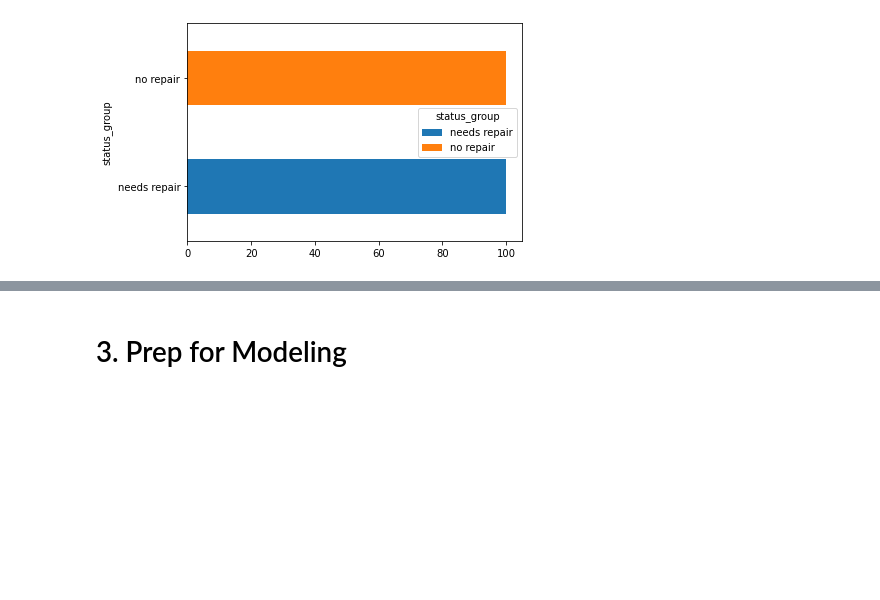
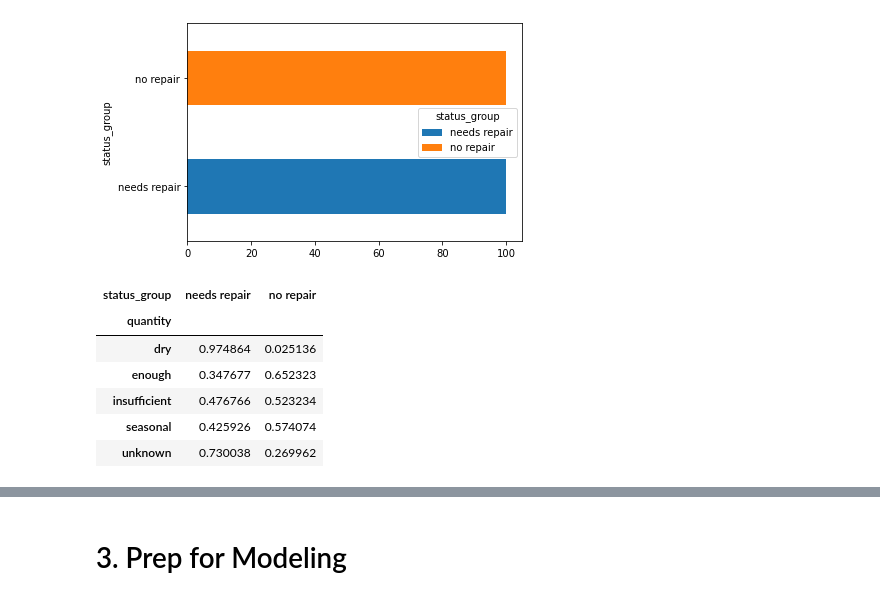
Before and after one commit to saifword/Tanz_well_predict, a Jupyter notebook: tanz_well.ipynb, the cells around one changed output, grey strips where cells are left out. Cells and saved outputs as stored; diff of their text form; code cells hidden in the pictures; blank space fills up the shorter version.

```diff
--- a/tanz_well.ipynb
+++ b/tanz_well.ipynb
@@ -505,3 +505,13 @@ for column in df_ne:
 [figure]
 [figure]
 [figure]
+# %%
+rep_q = df.groupby('quantity')['status_group'].value_counts(normalize=True).unstack()
+# %% [output]
+| status_group | needs repair | no repair |
+| quantity |  |  |
+| dry | 0.974864 | 0.025136 |
+| enough | 0.347677 | 0.652323 |
+| insufficient | 0.476766 | 0.523234 |
+| seasonal | 0.425926 | 0.574074 |
+| unknown | 0.730038 | 0.269962 |
```
Also changed, not shown: parts of 5 cells of this notebook, 5 other files.
